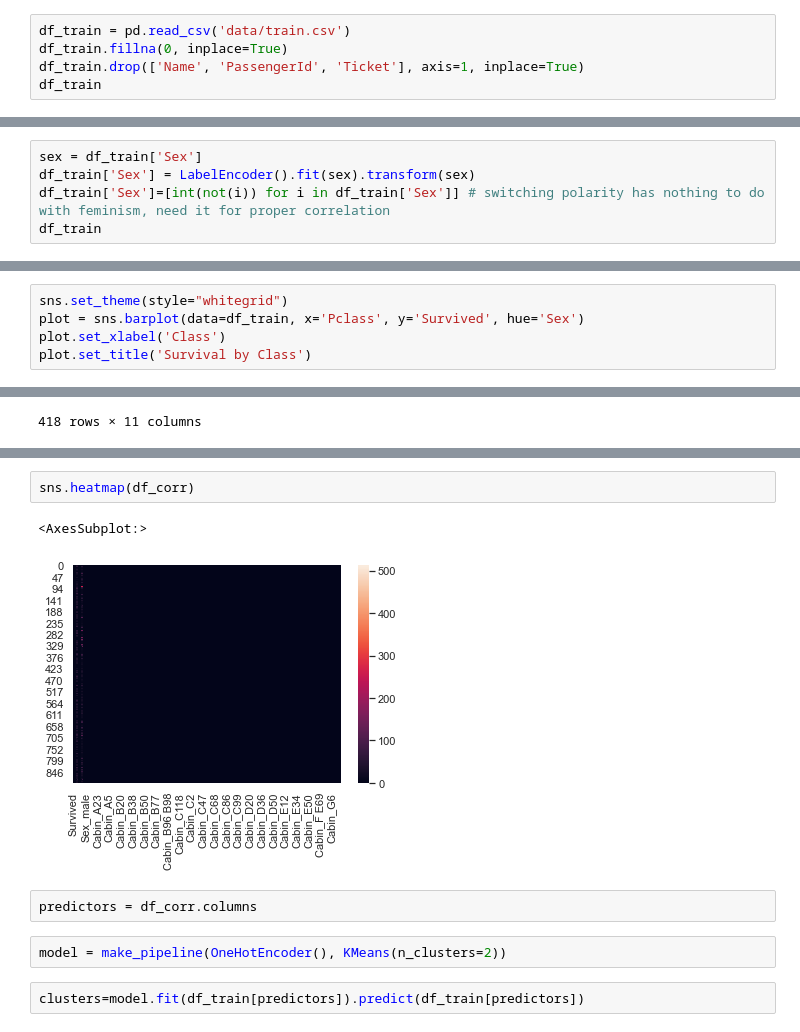
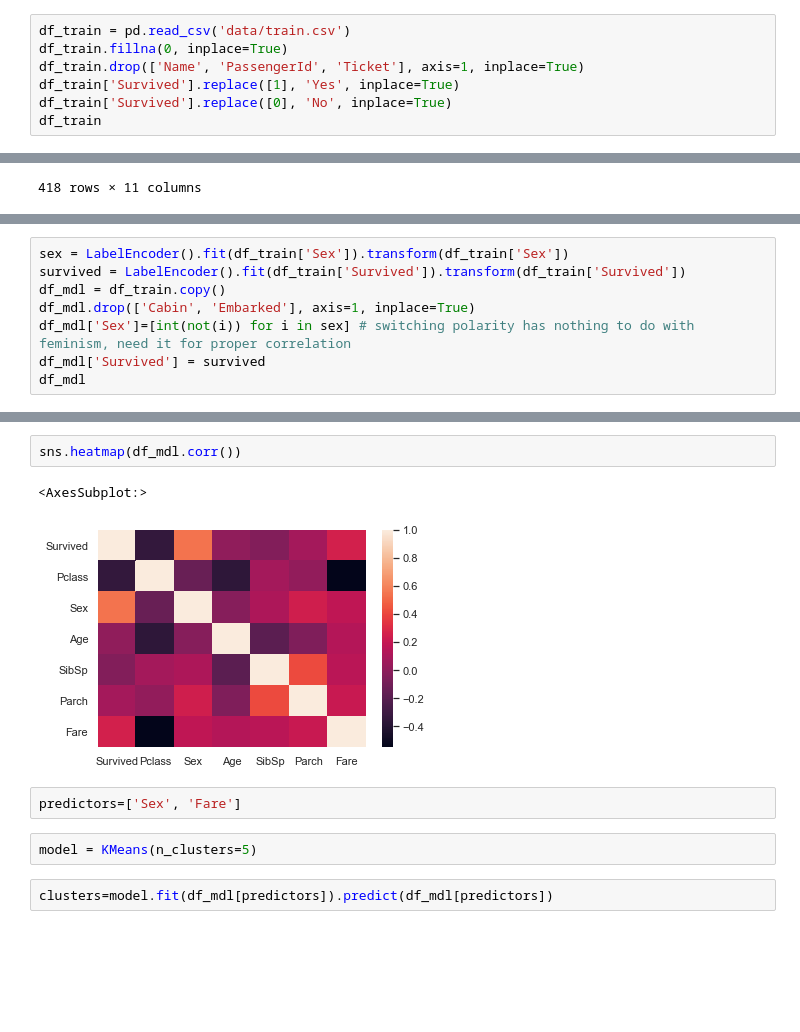
Before and after one commit to vipervit/Titanic, a Jupyter notebook: titanic.ipynb, the cells around one changed output, grey strips where cells are left out. Cells and saved outputs as stored; diff of their text form; blank space fills up the shorter version.

```diff
--- a/titanic.ipynb
+++ b/titanic.ipynb
@@ -9,6 +9,8 @@ from sklearn.pipeline import make_pipeline
 df_train = pd.read_csv('data/train.csv')
 df_train.fillna(0, inplace=True)
 df_train.drop(['Name', 'PassengerId', 'Ticket'], axis=1, inplace=True)
+df_train['Survived'].replace([1], 'Yes', inplace=True)
+df_train['Survived'].replace([0], 'No', inplace=True)
 df_train
 # %% [output]
 |  | Survived | Pclass | Sex | Age | SibSp | Parch | Fare | Cabin | Embarked |
@@ -26,6 +28 @@ df_train
 891 rows × 9 columns
-# %%
-sex = df_train['Sex']
-df_train['Sex'] = LabelEncoder().fit(sex).transform(sex)
-df_train['Sex']=[int(not(i)) for i in df_train['Sex']] # switching polarity has nothing to do with feminism, need it for proper correlation
-df_train
@@ -54,8 +41,3 @@ plot.spines['right'].set_visible(False)
 plot.spines['top'].set_visible(False)
 # %% [output]
 [figure]
-# %%
-sns.set_theme(style="whitegrid")
-plot = sns.barplot(data=df_train, x='Pclass', y='Survived', hue='Sex')
-plot.set_xlabel('Class')
-plot.set_title('Survival by Class')
@@ -119,0 +101,8 @@ df_train
+# %%
+sex = LabelEncoder().fit(df_train['Sex']).transform(df_train['Sex'])
+survived = LabelEncoder().fit(df_train['Survived']).transform(df_train['Survived'])
+df_mdl = df_train.copy()
+df_mdl.drop(['Cabin', 'Embarked'], axis=1, inplace=True)
+df_mdl['Sex']=[int(not(i)) for i in sex] # switching polarity has nothing to do with feminism, need it for proper correlation
+df_mdl['Survived'] = survived
+df_mdl
@@ -120,12 +123,12 @@ df_train
 # %%
-sns.heatmap(df_corr)
+sns.heatmap(df_mdl.corr())
 # %% [output]
 <AxesSubplot:>
-[figure, old version]
+[figure, new version]
-# %%
-predictors = df_corr.columns
+# %%
+predictors=['Sex', 'Fare']
 # %%
-model = make_pipeline(OneHotEncoder(), KMeans(n_clusters=2))
+model = KMeans(n_clusters=5)
 # %%
-clusters=model.fit(df_train[predictors]).predict(df_train[predictors])
+clusters=model.fit(df_mdl[predictors]).predict(df_mdl[predictors])
 # %%
```
Also changed, not shown: parts of 18 cells of this notebook.
